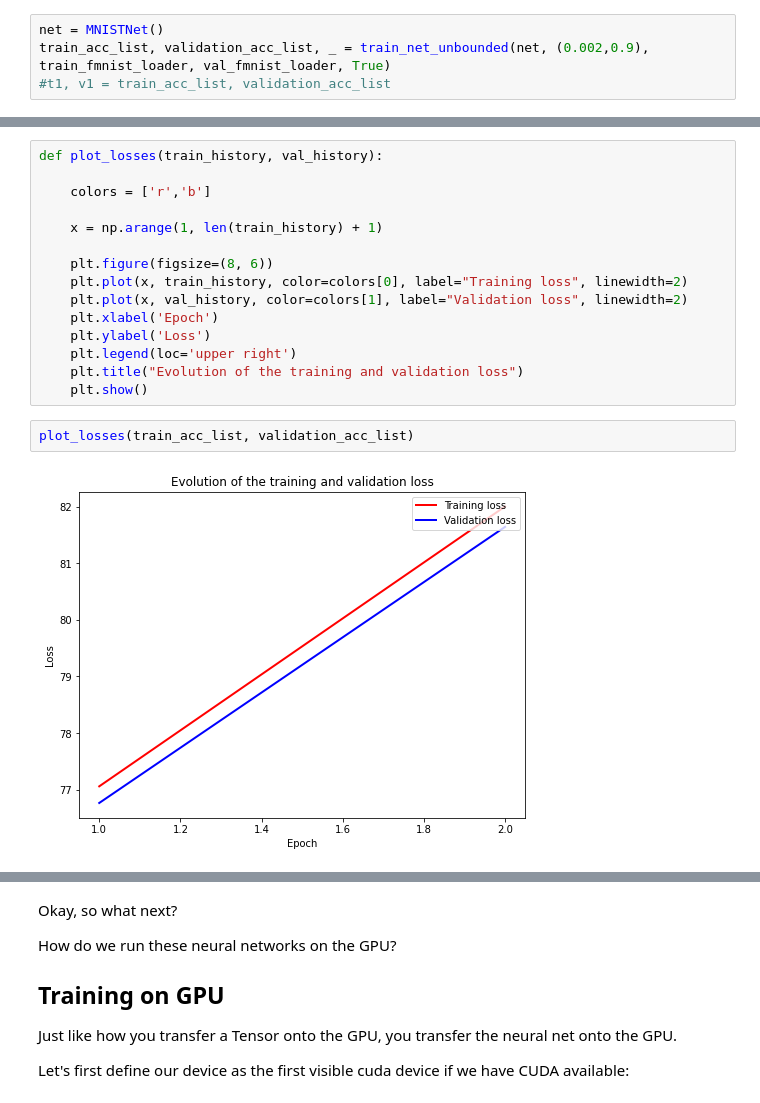
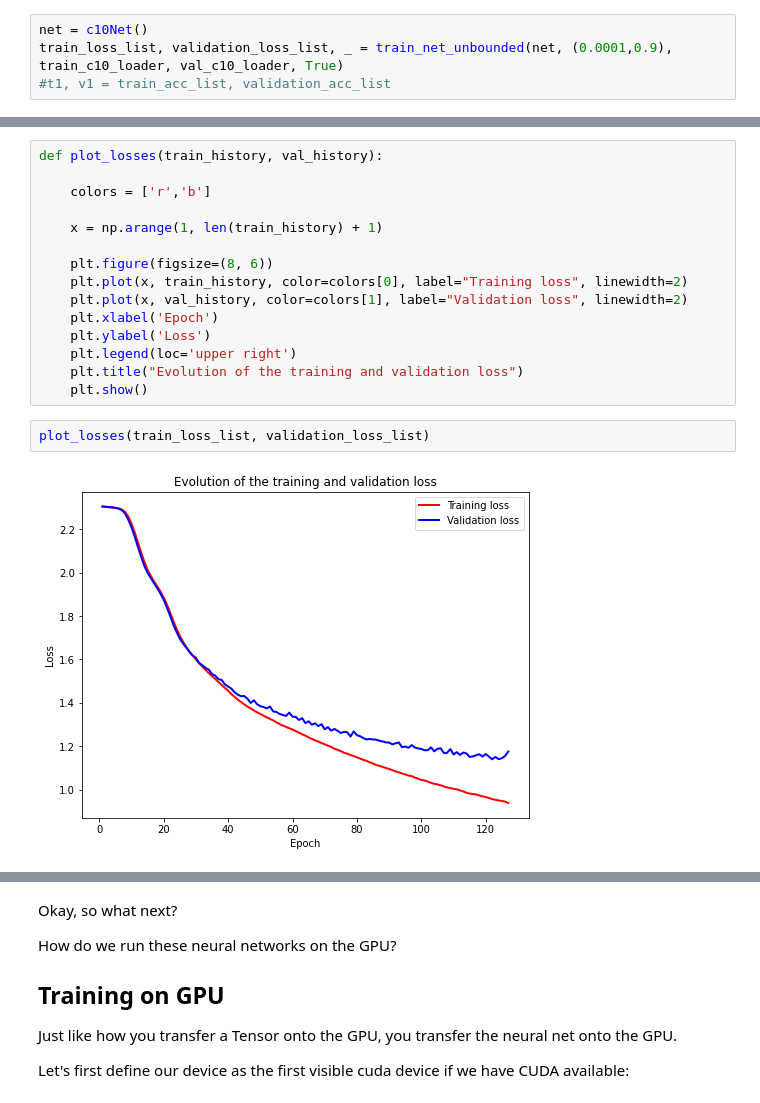
Before and after one commit to gportela8/Handwritten-Digits-Recognition, a Jupyter notebook: project_main.ipynb, the cells around one changed output, grey strips where cells are left out. Cells and saved outputs as stored; diff of their text form.

Commit message:
validated our implentation of train_net_unbounded

```diff
--- a/project_main.ipynb
+++ b/project_main.ipynb
@@ -297,4 +339,4 @@ def train_net_unbounded(net, hyper, trainloader, validationloader, print_mode =
 # %%
-net = MNISTNet()
-train_acc_list, validation_acc_list, _ = train_net_unbounded(net, (0.002,0.9), train_fmnist_loader, val_fmnist_loader, True)
+net = c10Net()
+train_loss_list, validation_loss_list, _ = train_net_unbounded(net, (0.0001,0.9), train_c10_loader, val_c10_loader, True)
 #t1, v1 = train_acc_list, validation_acc_list
@@ -322,7 +366,7 @@ def plot_losses(train_history, val_history):
     plt.legend(loc='upper right')
     plt.title("Evolution of the training and validation loss")
     plt.show()
-# %%
-plot_losses(train_acc_list, validation_acc_list)
-# %% [output]
-[figure, removed]
+# %%
+plot_losses(train_loss_list, validation_loss_list)
+# %% [output]
+[figure, added]
```
Also changed, not shown: parts of 7 cells of this notebook.
